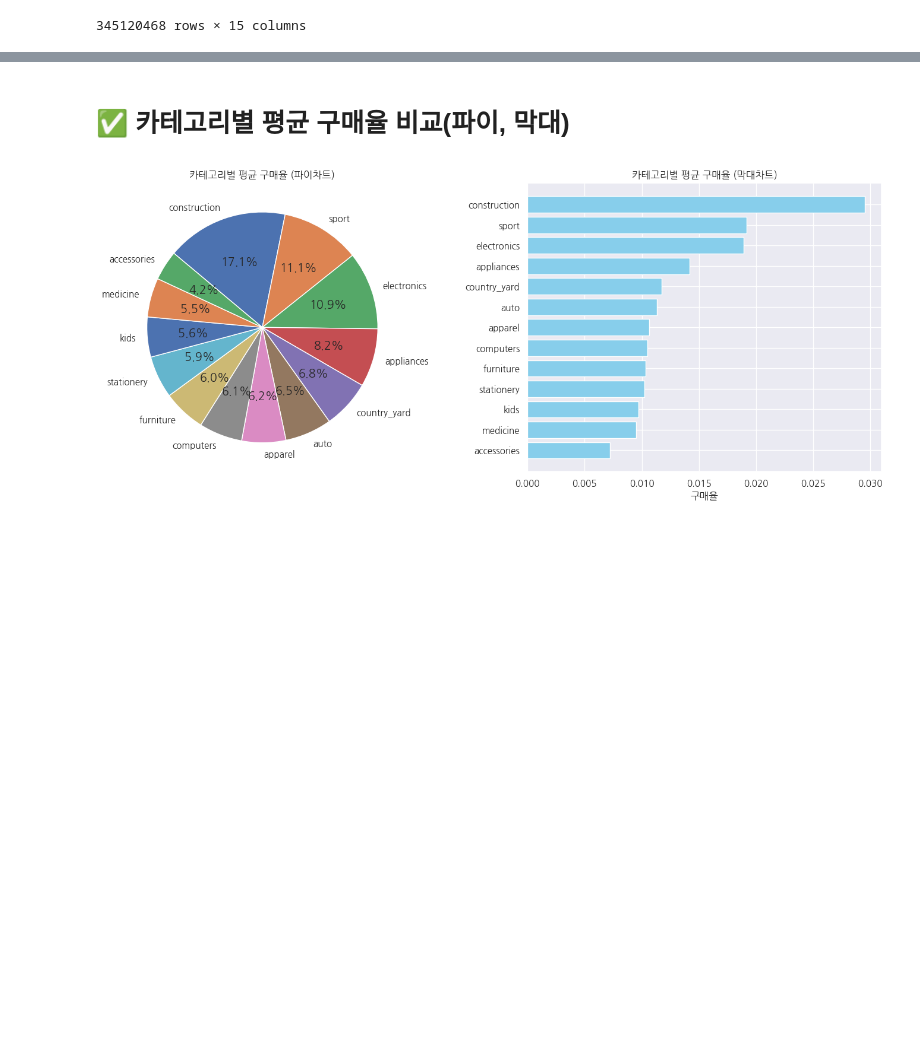
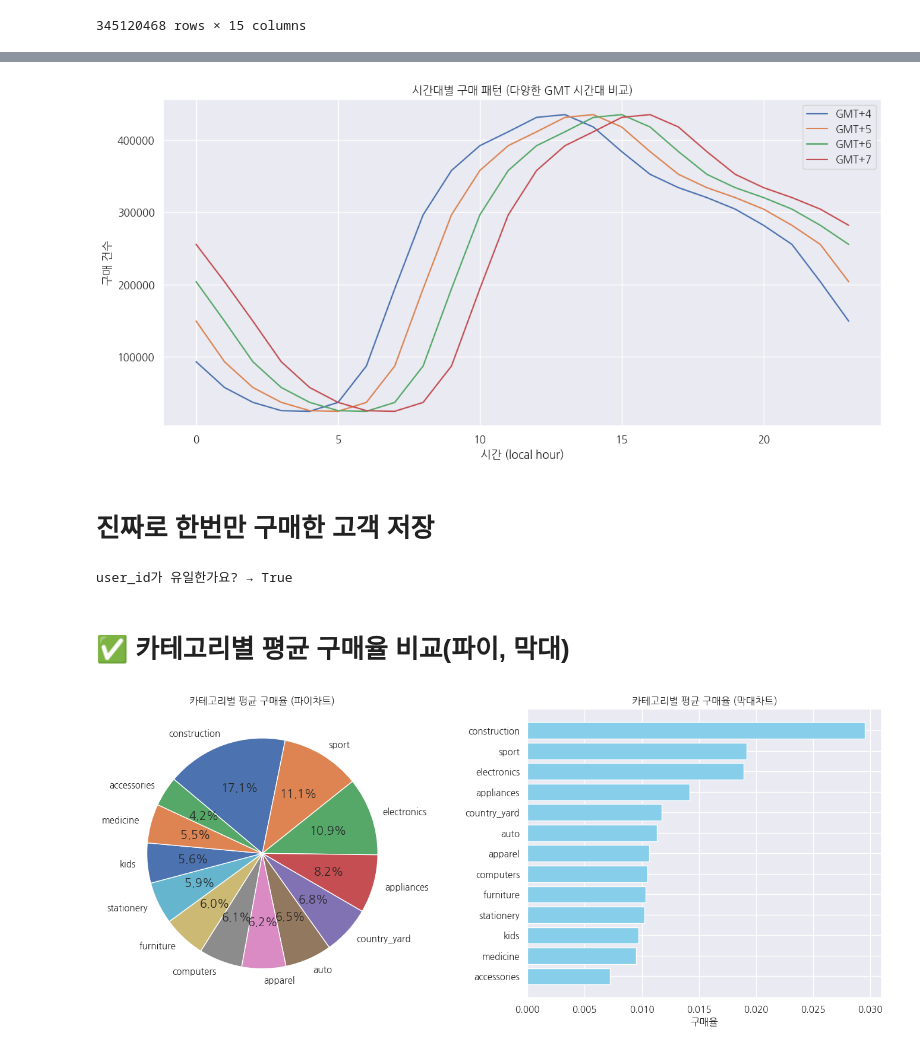
Before and after one commit to Rungky/customer-retention-analytics, a Jupyter notebook: 한지연/전체데이터분석.ipynb, the cells around one changed output, grey strips where cells are left out. Drawn from its saved outputs; the diff is of its cells as text; code cells hidden in the pictures; blank space fills up the shorter version.

```diff
--- a/한지연/전체데이터분석.ipynb
+++ b/한지연/전체데이터분석.ipynb
@@ -70,0 +105,8 @@ df
+# %%
+# 2. GMT+5 기준 datetime 객체 생성 (임시 변환)
+event_time_gmt5 = df['event_time'].dt.tz_convert(pytz.FixedOffset(5 * 60))
+
+# 3. 기존 컬럼 수정 + 새 요일 컬럼 생성
+df['event_date'] = event_time_gmt5.dt.date              # GMT+5 기준 날짜로 수정
+df['event_hour'] = event_time_gmt5.dt.hour              # GMT+5 기준 시간으로 수정
+df['weekday'] = event_time_gmt5.dt.day_name()           # GMT+5 기준 요일 새로 생성
@@ -70,0 +131,25 @@ df
+# %%
+import pytz
+
+for gmt_offset in range(4, 8):  # GMT+4 to GMT+7
+    tz = pytz.FixedOffset(gmt_offset * 60)  # 분 단위 오프셋
+    df[f'event_time_gmt{gmt_offset}'] = df['event_time'].dt.tz_convert(tz)
+    df[f'hour_gmt{gmt_offset}'] = df[f'event_time_gmt{gmt_offset}'].dt.hour
+# %%
+plt.figure(figsize=(12, 6))
+
+for gmt_offset in range(4, 8):
+    hourly_counts = df[df['event_type'] == 'purchase'][f'hour_gmt{gmt_offset}'].value_counts().sort_index()
+    plt.plot(hourly_counts.index, hourly_counts.values, label=f'GMT+{gmt_offset}')
+
+plt.title('시간대별 구매 패턴 (다양한 GMT 시간대 비교)')
+plt.xlabel('시간 (local hour)')
+plt.ylabel('구매 건수')
+plt.legend()
+plt.grid(True)
+plt.tight_layout()
+plt.show()
+# %% [output]
+[figure, added]
+# %% [markdown]
+# 진짜로 한번만 구매한 고객 저장
@@ -71,3 +172,9 @@ df
+# %%
+# user_id가 중복된 경우 확인
+is_unique = df_one_time_purchase['user_id'].is_unique
+print(f"user_id가 유일한가요? → {is_unique}")
+# %% [output]
+user_id가 유일한가요? → True
 # %% [markdown]
 # ✅ 카테고리별 평균 구매율 비교(파이, 막대)
 # %%
```
Also changed, not shown: parts of 49 cells of this notebook.
